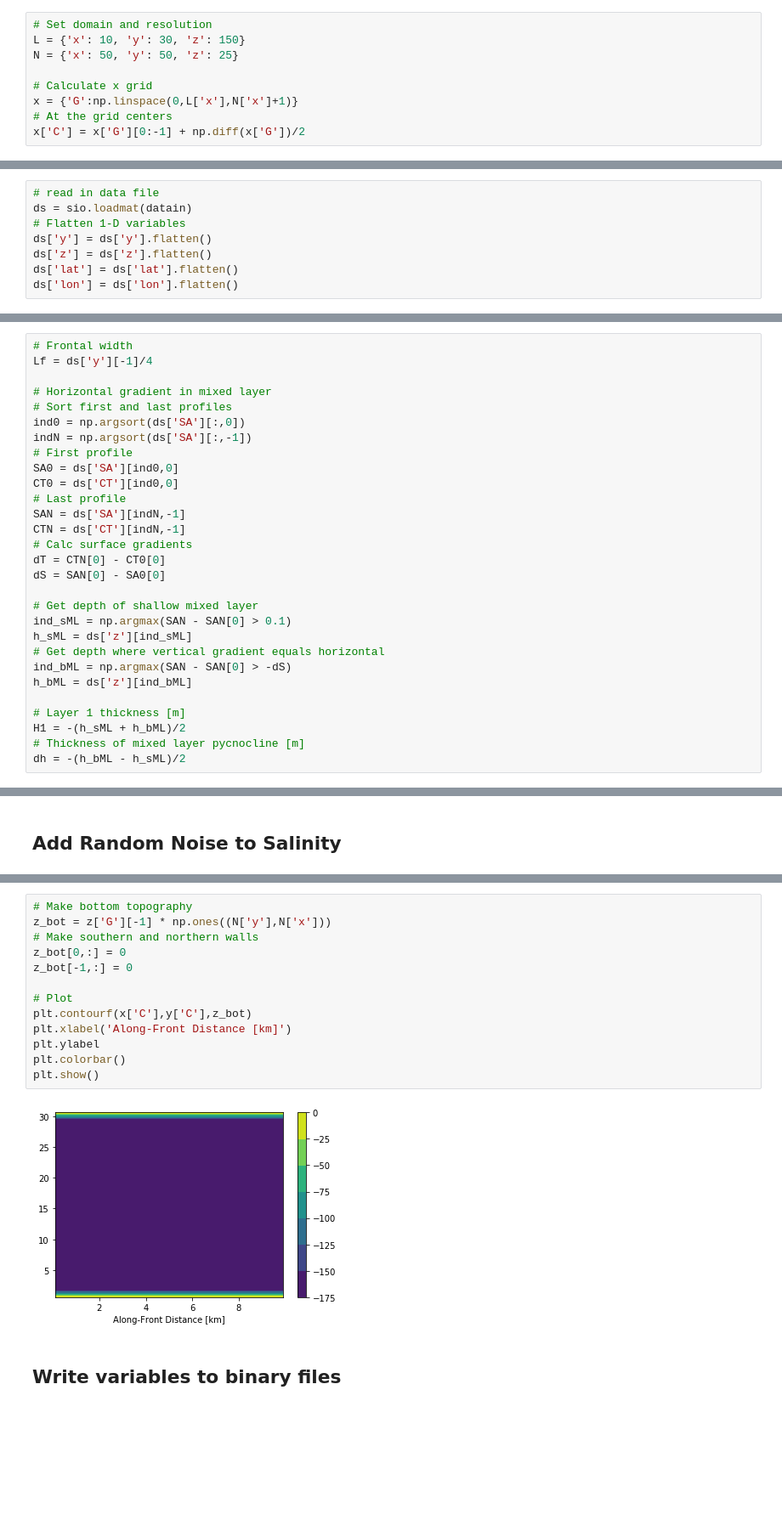
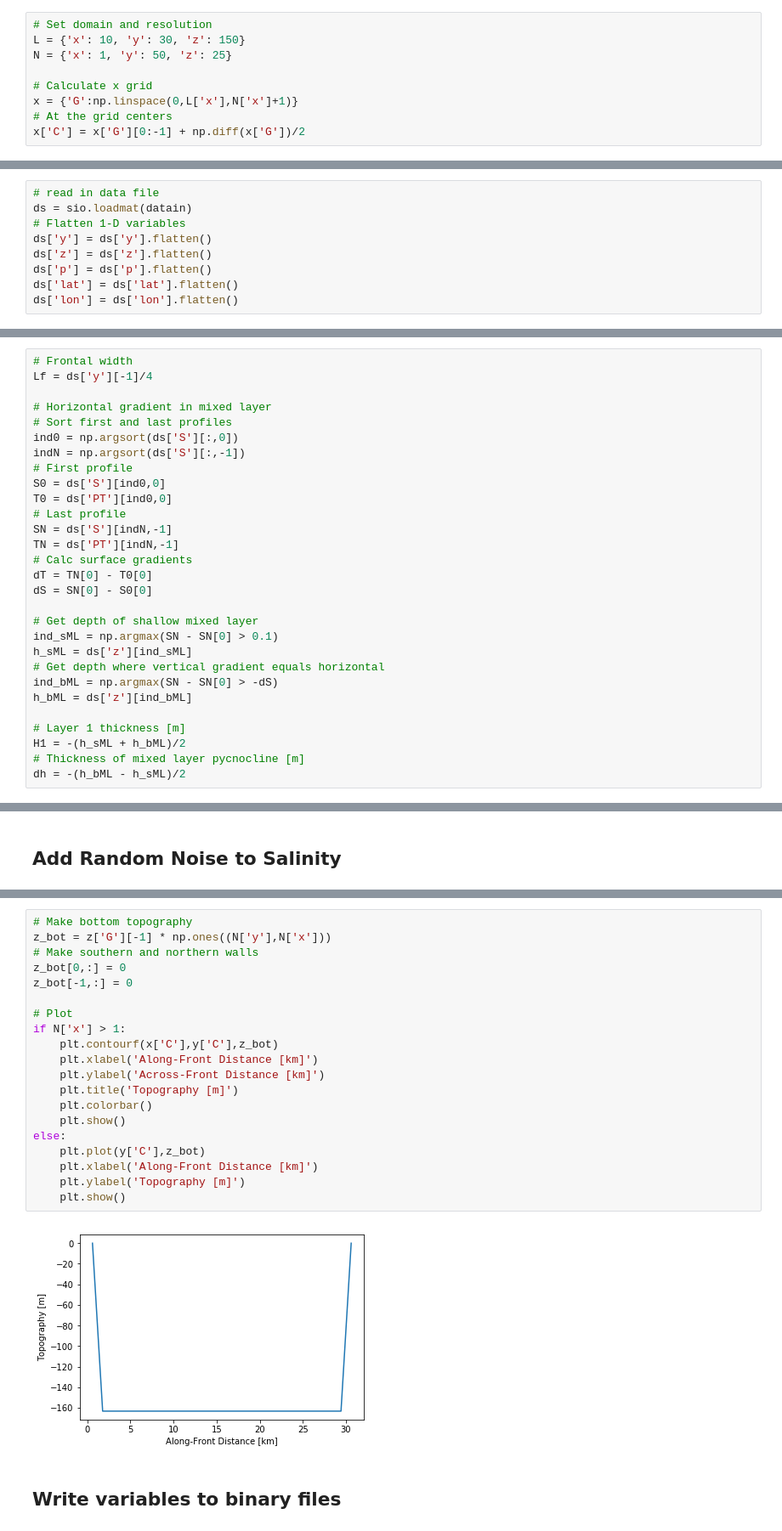
Before and after one commit to liqun1981/front_SODA_lowres, a Jupyter notebook: notebooks/gen_input_SODA2.ipynb, the cells around one changed output, grey strips where cells are left out. Shown at 85% size. Saved outputs shown, nothing was run; the diff lists cells and outputs as text; blank space fills up the shorter version.

```diff
--- a/notebooks/gen_input_SODA2.ipynb
+++ b/notebooks/gen_input_SODA2.ipynb
@@ -23,7 +24,7 @@ Model domain and resolution are set by the variables $L(x,y,z)$ and $N(x,y,z)$,
 # %%
 # Set domain and resolution
 L = {'x': 10, 'y': 30, 'z': 150}
-N = {'x': 50, 'y': 50, 'z': 25}
+N = {'x': 1, 'y': 50, 'z': 25}
 
 # Calculate x grid
 x = {'G':np.linspace(0,L['x'],N['x']+1)}
@@ -37,6 +38,7 @@ ds = sio.loadmat(datain)
 # Flatten 1-D variables
 ds['y'] = ds['y'].flatten()
 ds['z'] = ds['z'].flatten()
+ds['p'] = ds['p'].flatten()
 ds['lat'] = ds['lat'].flatten()
 ds['lon'] = ds['lon'].flatten()
 # %% [markdown]
@@ -99,23 +101,23 @@ Lf = ds['y'][-1]/4
 
 # Horizontal gradient in mixed layer
 # Sort first and last profiles
-ind0 = np.argsort(ds['SA'][:,0])
-indN = np.argsort(ds['SA'][:,-1])
+ind0 = np.argsort(ds['S'][:,0])
+indN = np.argsort(ds['S'][:,-1])
 # First profile
-SA0 = ds['SA'][ind0,0]
-CT0 = ds['CT'][ind0,0]
+S0 = ds['S'][ind0,0]
+T0 = ds['PT'][ind0,0]
 # Last profile
-SAN = ds['SA'][indN,-1]
-CTN = ds['CT'][indN,-1]
+SN = ds['S'][indN,-1]
+TN = ds['PT'][indN,-1]
 # Calc surface gradients
-dT = CTN[0] - CT0[0]
-dS = SAN[0] - SA0[0]
+dT = TN[0] - T0[0]
+dS = SN[0] - S0[0]
 
 # Get depth of shallow mixed layer
-ind_sML = np.argmax(SAN - SAN[0] > 0.1)
+ind_sML = np.argmax(SN - SN[0] > 0.1)
 h_sML = ds['z'][ind_sML]
 # Get depth where vertical gradient equals horizontal
-ind_bML = np.argmax(SAN - SAN[0] > -dS)
+ind_bML = np.argmax(SN - SN[0] > -dS)
 h_bML = ds['z'][ind_bML]
 
 # Layer 1 thickness [m]
@@ -471,18 +547,25 @@ plt.show()
 # %%
 # Make bottom topography
 z_bot = z['G'][-1] * np.ones((N['y'],N['x']))
 # Make southern and northern walls
 z_bot[0,:] = 0
 z_bot[-1,:] = 0
 
 # Plot
-plt.contourf(x['C'],y['C'],z_bot)
-plt.xlabel('Along-Front Distance [km]')
-plt.ylabel
-plt.colorbar()
-plt.show()
+if N['x'] > 1:
+    plt.contourf(x['C'],y['C'],z_bot)
+    plt.xlabel('Along-Front Distance [km]')
+    plt.ylabel('Across-Front Distance [km]')
+    plt.title('Topography [m]')
+    plt.colorbar()
+    plt.show()
+else:
+    plt.plot(y['C'],z_bot)
+    plt.xlabel('Along-Front Distance [km]')
+    plt.ylabel('Topography [m]')
+    plt.show()
 # %% [output]
-[figure, old version]
+[figure, new version]
 # %% [markdown]
 ## Write variables to binary files
 # %%
```
Also changed, not shown: parts of 26 cells of this notebook, 1 other file.
